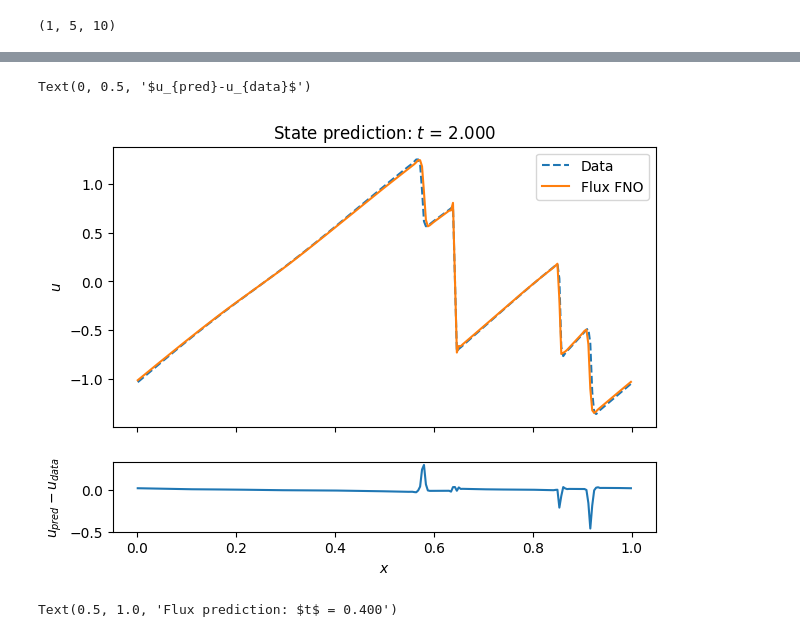
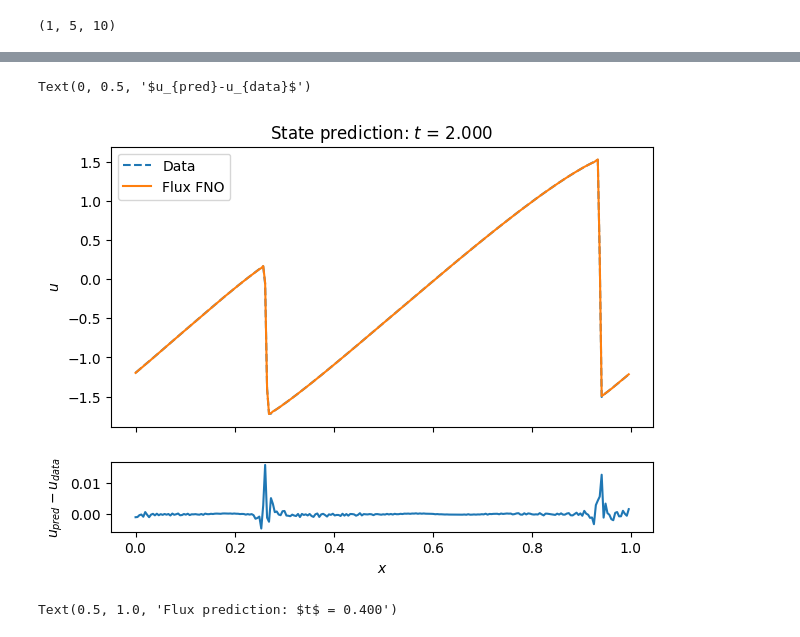
Before and after one commit to xx257xx/CONTEXT_FLUX_NO, a Jupyter notebook: notebooks/training/fluxfno_burgers.ipynb, the cells around one changed output, grey strips where cells are left out. Drawn from its saved outputs; the diff is of its cells as text; code cells hidden in the pictures.

```diff
--- a/notebooks/training/fluxfno_burgers.ipynb
+++ b/notebooks/training/fluxfno_burgers.ipynb
@@ -116,7 +173,7 @@ def train(
         loss_history.append(loss_)
     return model, jnp.asarray(loss_history)
 # %%
-loader = SegmentLoader(dataset, 2, RandomMiniBatching(1024))
+loader = SegmentLoader(dataset, 2, 1024)
 # %%
 loader_state = loader.init()
 batch, loader_state = loader.load_batch(loader_state)
@@ -123,10 +200,10 @@ batch, loader_state = loader.load_batch(loader_state)
 # %%
-model = FluxFNO1D(
-    data_dim=1,
+model = FluxNO1D(
+    in_channels=1,
     lift_dim=64,
+    hidden_dim=64,
     depth=4,
-    frequency_modes=8,
-    stencil_size=2,
+    stencil_widths=(8, 8),
     key=jax.random.key(0),
 )
 # %%
@@ -134,8 +211,7 @@ from typing import Any
 
 
 def mean_squared_error(model, batch) -> tuple[Float[Array, ""], Any]:
-    u_batch, t_batch, x_batch, _ = batch
-    dt, dx = t_batch[0, 1] - t_batch[0, 0], x_batch[0, 1] - x_batch[0, 0]
+    u_batch, dt, dx = batch
     u0, u1 = u_batch[:, 0], u_batch[:, 1]
     u1_pred: Float[Array, "batch dim x"] = eqx.filter_vmap(
         model, in_axes=(0, None, None)
@@ -182,28 +272,28 @@ Text(0, 0.5, 'Train loss')
 # %%
 sample_idx = 0
 time_idx = 500
-u0 = batch[0][sample_idx, time_idx]
-u1 = batch[0][sample_idx, time_idx + 1]
-dt = batch[1][0, 1] - batch[1][0, 0]
+u0 = batch[0][sample_idx, 0]
+u1 = batch[0][sample_idx, 1]
+dt = batch[1]
 
-x = batch[2][0]
-dx = x[1] - x[0]
+dx = batch[2]
+
 
 fig, axes = plt.subplots(2, 1, figsize=(7, 5), sharex=True, height_ratios=(4, 1))
 
 u1_pred = model_trained(u0, dt, dx)[0]
-axes[0].plot(x, u1[0], "--", label="Data")
-axes[0].plot(x, u1_pred, label="Flux FNO")
+axes[0].plot(jnp.arange(len(u1[0])) * dx, u1[0], "--", label="Data")
+axes[0].plot(jnp.arange(len(u1[0])) * dx, u1_pred, label="Flux FNO")
 axes[0].legend()
 
 axes[0].set_ylabel("$u$")
 axes[0].set_title(f"State prediction: $t$ = {time_idx * float(dt):3.3f}")
-axes[1].plot(x, u1_pred - u1[0])
+axes[1].plot(jnp.arange(len(u1[0])) * dx, u1_pred - u1[0])
 axes[1].set_xlabel("$x$")
 axes[1].set_ylabel("$u_{pred}-u_{data}$")
 # %% [output]
 Text(0, 0.5, '$u_{pred}-u_{data}$')
-[figure, old version]
+[figure, new version]
 # %%
 time_idx = 100
 f_pred = model_trained.physical_flux(u0)
```
Also changed, not shown: parts of 11 cells of this notebook, 4 other files.
